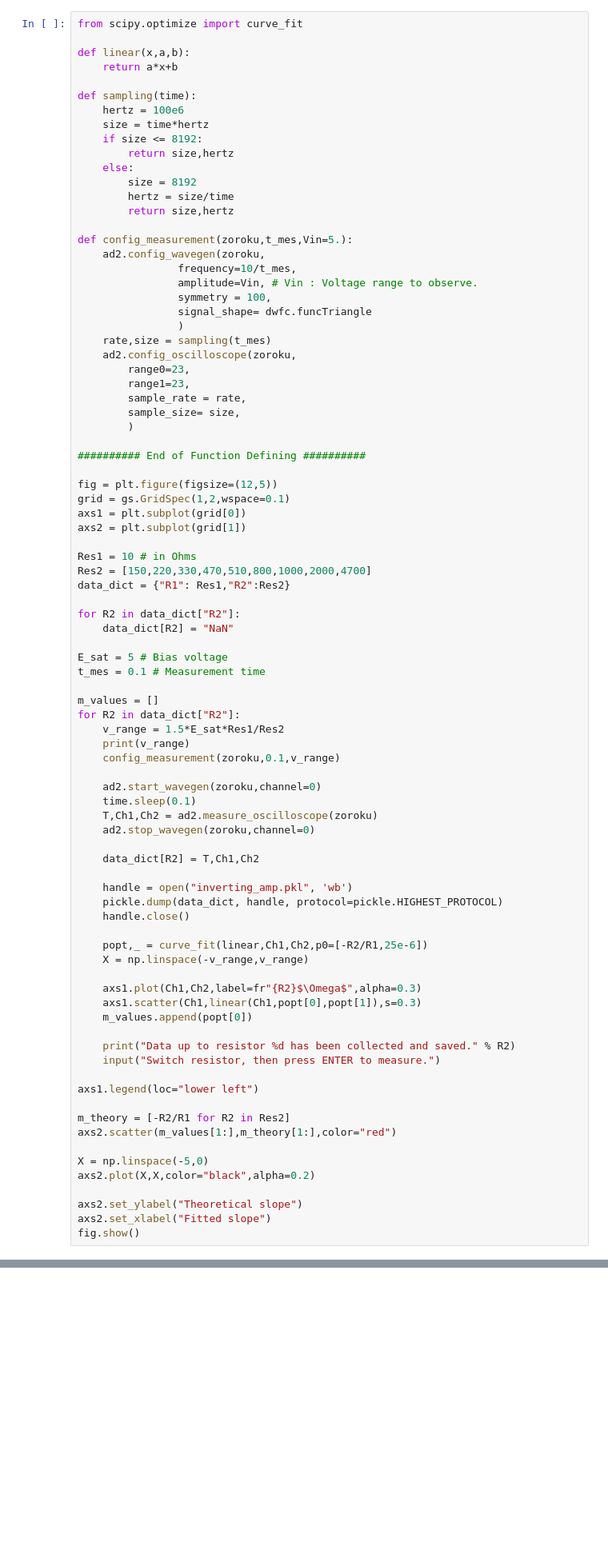
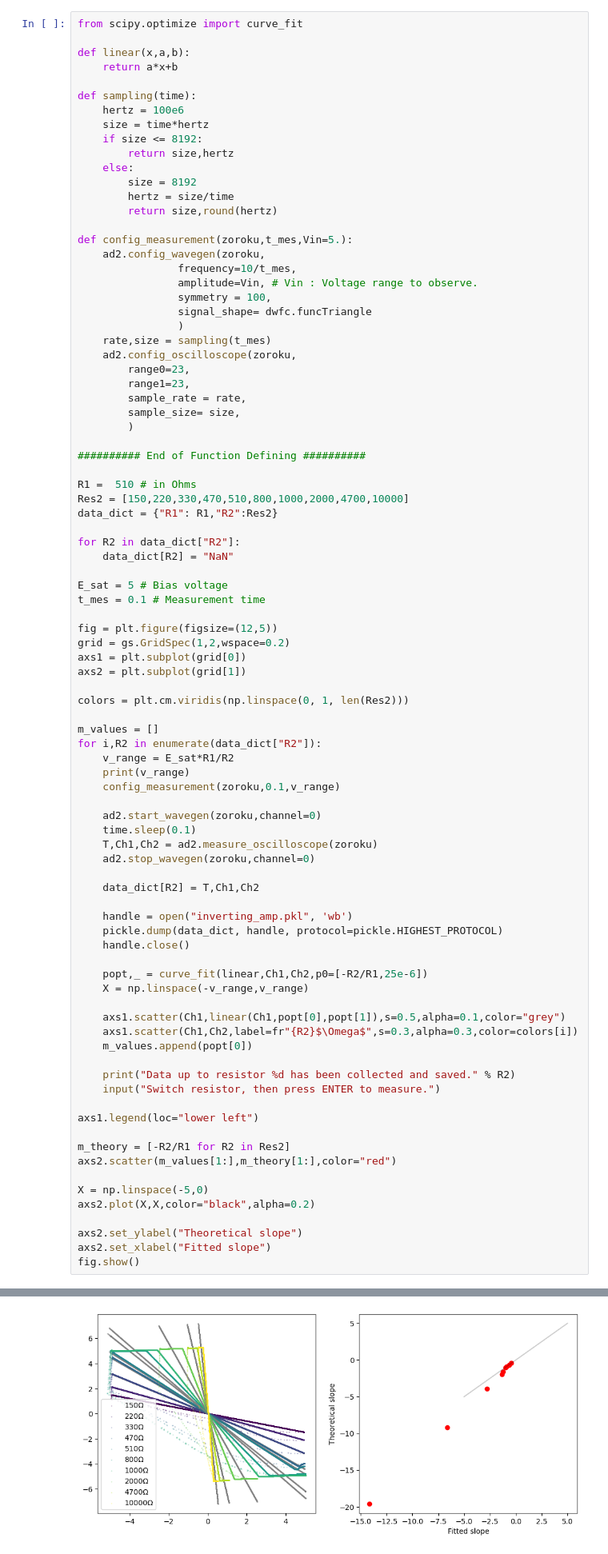
Before and after one commit to Chwanhee/Metrology, a Jupyter notebook: i-v_char_Chuad.ipynb, the cells around one changed output, grey strips where cells are left out. Shown at 80% size. Cells and saved outputs as stored; diff of their text form; blank space fills up the shorter version.

```diff
--- a/i-v_char_Chuad.ipynb
+++ b/i-v_char_Chuad.ipynb
@@ -88,7 +91,7 @@ def sampling(time):
     else:
         size = 8192
         hertz = size/time
-        return size,hertz
+        return size,round(hertz)
 
 def config_measurement(zoroku,t_mes,Vin=5.):
     ad2.config_wavegen(zoroku,
@@ -107,14 +110,9 @@ def config_measurement(zoroku,t_mes,Vin=5.):
 
 ########## End of Function Defining ##########
 
-fig = plt.figure(figsize=(12,5))
-grid = gs.GridSpec(1,2,wspace=0.1)
-axs1 = plt.subplot(grid[0])
-axs2 = plt.subplot(grid[1])
-
-Res1 = 10 # in Ohms
-Res2 = [150,220,330,470,510,800,1000,2000,4700]
-data_dict = {"R1": Res1,"R2":Res2}
+R1 =  510 # in Ohms
+Res2 = [150,220,330,470,510,800,1000,2000,4700,10000]
+data_dict = {"R1": R1,"R2":Res2}
 
 for R2 in data_dict["R2"]:
     data_dict[R2] = "NaN"
@@ -122,9 +120,16 @@ for R2 in data_dict["R2"]:
 E_sat = 5 # Bias voltage
 t_mes = 0.1 # Measurement time
 
+fig = plt.figure(figsize=(12,5))
+grid = gs.GridSpec(1,2,wspace=0.2)
+axs1 = plt.subplot(grid[0])
+axs2 = plt.subplot(grid[1])
+
+colors = plt.cm.viridis(np.linspace(0, 1, len(Res2)))
+
 m_values = []
-for R2 in data_dict["R2"]:
-    v_range = 1.5*E_sat*Res1/Res2
+for i,R2 in enumerate(data_dict["R2"]):
+    v_range = E_sat*R1/R2
     print(v_range)
     config_measurement(zoroku,0.1,v_range)
 
@@ -142,8 +147,8 @@ for R2 in data_dict["R2"]:
     popt,_ = curve_fit(linear,Ch1,Ch2,p0=[-R2/R1,25e-6])
     X = np.linspace(-v_range,v_range)
 
-    axs1.plot(Ch1,Ch2,label=fr"{R2}$\Omega$",alpha=0.3)
-    axs1.scatter(Ch1,linear(Ch1,popt[0],popt[1]),s=0.3)
+    axs1.scatter(Ch1,linear(Ch1,popt[0],popt[1]),s=0.5,alpha=0.1,color="grey")
+    axs1.scatter(Ch1,Ch2,label=fr"{R2}$\Omega$",s=0.3,alpha=0.3,color=colors[i])
     m_values.append(popt[0])
 
     print("Data up to resistor %d has been collected and saved." % R2)
@@ -160,3 +165,4 @@ axs2.plot(X,X,color="black",alpha=0.2)
 axs2.set_ylabel("Theoretical slope")
 axs2.set_xlabel("Fitted slope")
 fig.show()
+# %% [output]
@@ -163,2 +189,3 @@ fig.show()
+[figure, added]
 # %%
 # Data analysis (perform on already collected pkl.)
```
Also changed, not shown: parts of 4 cells of this notebook, 1 other file.
